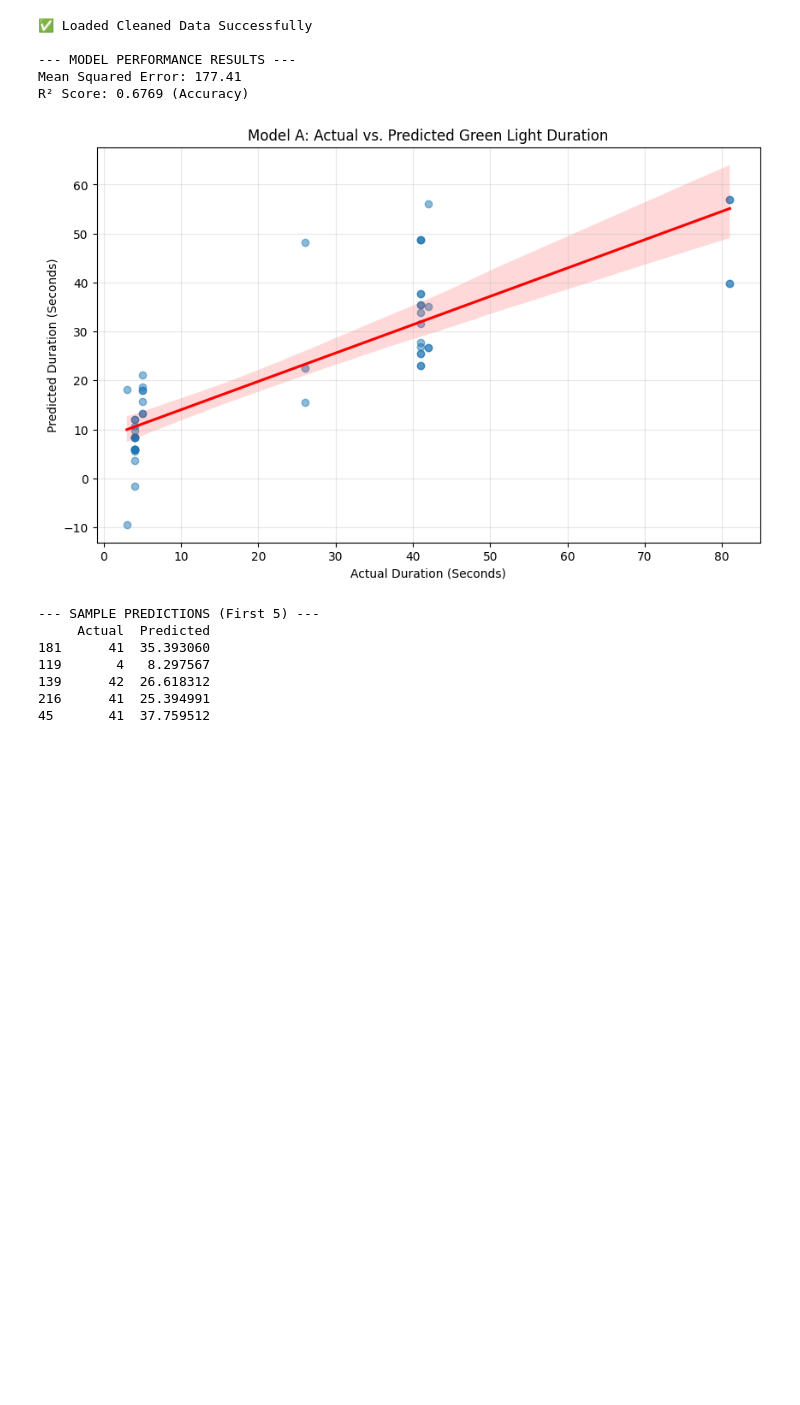
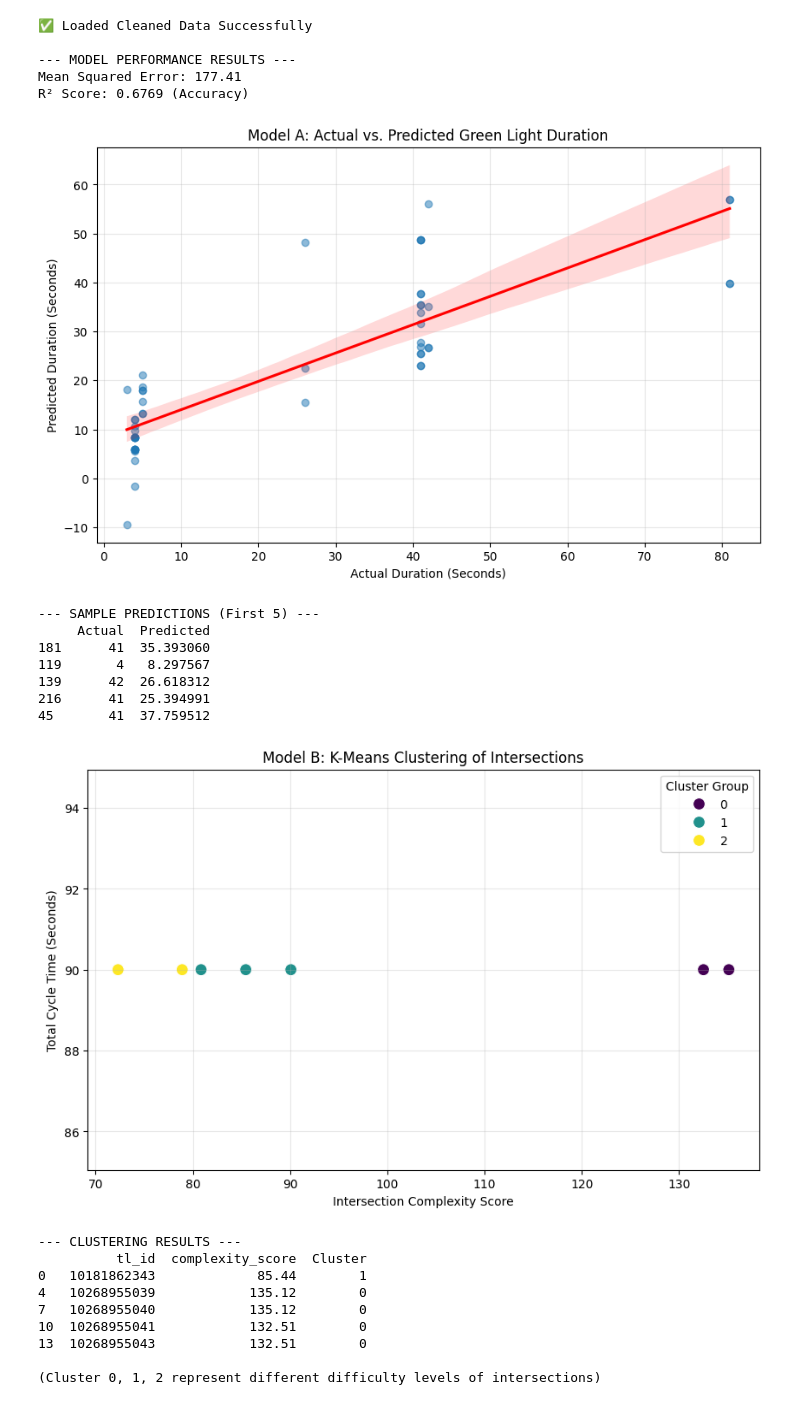
Before and after one commit to ThalhaAnas/DSGP-31, a Jupyter notebook: Cleaning.ipynb, the cells around one changed output. Saved outputs shown, nothing was run; the diff lists cells and outputs as text; code cells hidden in the pictures; blank space fills up the shorter version.

Commit message:
modeling A and B

```diff
--- a/Cleaning.ipynb
+++ b/Cleaning.ipynb
@@ -208,3 +206,73 @@ R² Score: 0.6769 (Accuracy)
 139      42  26.618312
 216      41  25.394991
 45       41  37.759512
+# %%
+#MODEL B
+
+import pandas as pd
+import matplotlib.pyplot as plt
+import seaborn as sns
+from sklearn.cluster import KMeans
+from sklearn.preprocessing import StandardScaler
+
+# 1. LOAD DATA
+file_path = '/content/cleaned_component3_control_dataset.csv'
+if os.path.exists(file_path):
+    df = pd.read_csv(file_path)
+
+    # 2. PREPARE DATA (Intersection Level)
+    # Since our dataset has one row per PHASE, we need one row per INTERSECTION.
+    # We drop duplicates based on 'tl_id' to get unique traffic lights.
+    unique_intersections = df.drop_duplicates(subset=['tl_id']).copy()
+
+    # Features for clustering: Complexity, Number of Phases, Total Cycle
+    features = ['complexity_score', 'num_phases', 'total_cycle']
+    X = unique_intersections[features]
+
+    # 3. NORMALIZE DATA
+    # K-Means is sensitive to scale, so we scale data to look like a standard normal distribution
+    scaler = StandardScaler()
+    X_scaled = scaler.fit_transform(X)
+
+    # 4. TRAIN K-MEANS MODEL
+    # We choose k=3 for (Simple, Medium, Complex)
+    kmeans = KMeans(n_clusters=3, random_state=42, n_init=10)
+    unique_intersections['Cluster'] = kmeans.fit_predict(X_scaled)
+
+    # 5. VISUALIZE CLUSTERS
+    plt.figure(figsize=(10, 6))
+
+    # Scatter plot: Complexity vs Total Cycle, colored by Cluster
+    sns.scatterplot(
+        data=unique_intersections,
+        x='complexity_score',
+        y='total_cycle',
+        hue='Cluster',
+        palette='viridis',
+        s=100
+    )
+
+    plt.title('Model B: K-Means Clustering of Intersections')
+    plt.xlabel('Intersection Complexity Score')
+    plt.ylabel('Total Cycle Time (Seconds)')
+    plt.grid(True, alpha=0.3)
+    plt.legend(title='Cluster Group')
+    plt.show()
+
+    print("--- CLUSTERING RESULTS ---")
+    print(unique_intersections[['tl_id', 'complexity_score', 'Cluster']].head())
+    print("\n(Cluster 0, 1, 2 represent different difficulty levels of intersections)")
+
+else:
+    print("Error: Cleaned file not found. Run cleaning script first.")
+# %% [output]
+[figure, added]
+--- CLUSTERING RESULTS ---
+          tl_id  complexity_score  Cluster
+0   10181862343             85.44        1
+4   10268955039            135.12        0
+7   10268955040            135.12        0
+10  10268955041            132.51        0
+13  10268955043            132.51        0
+
+(Cluster 0, 1, 2 represent different difficulty levels of intersections)
```
Also changed, not shown: parts of 3 cells of this notebook.
